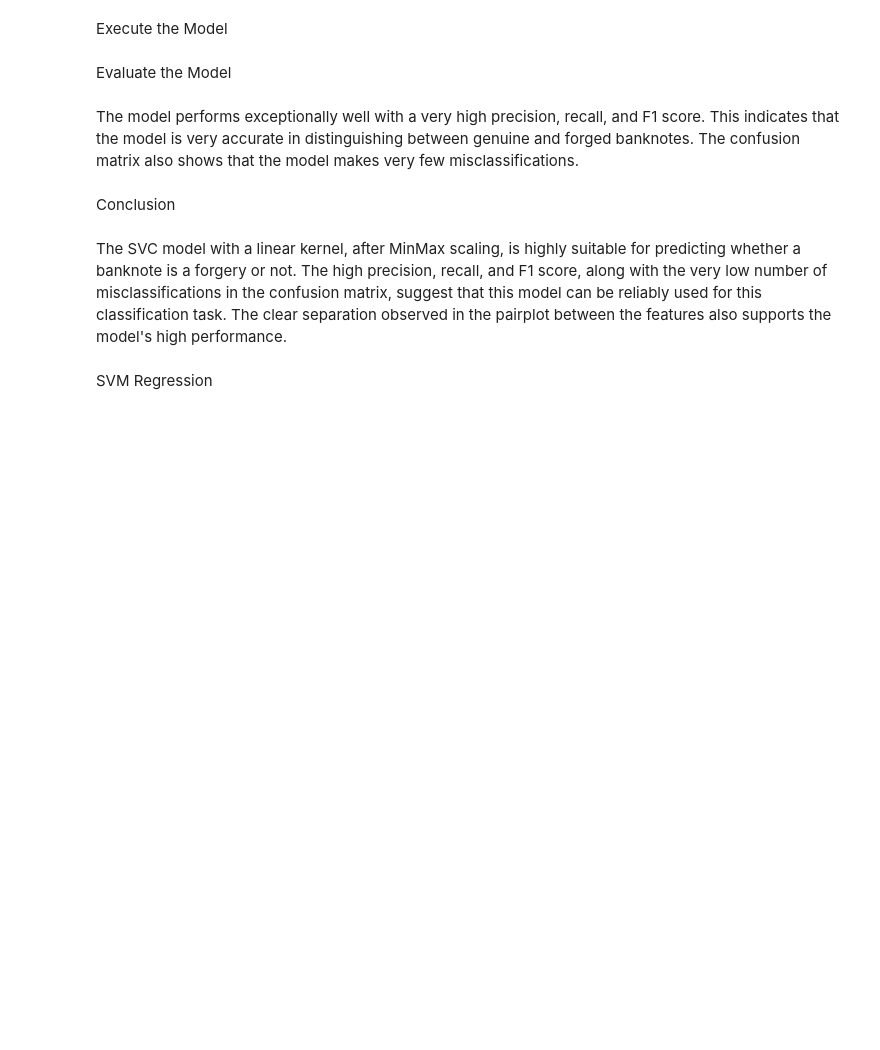
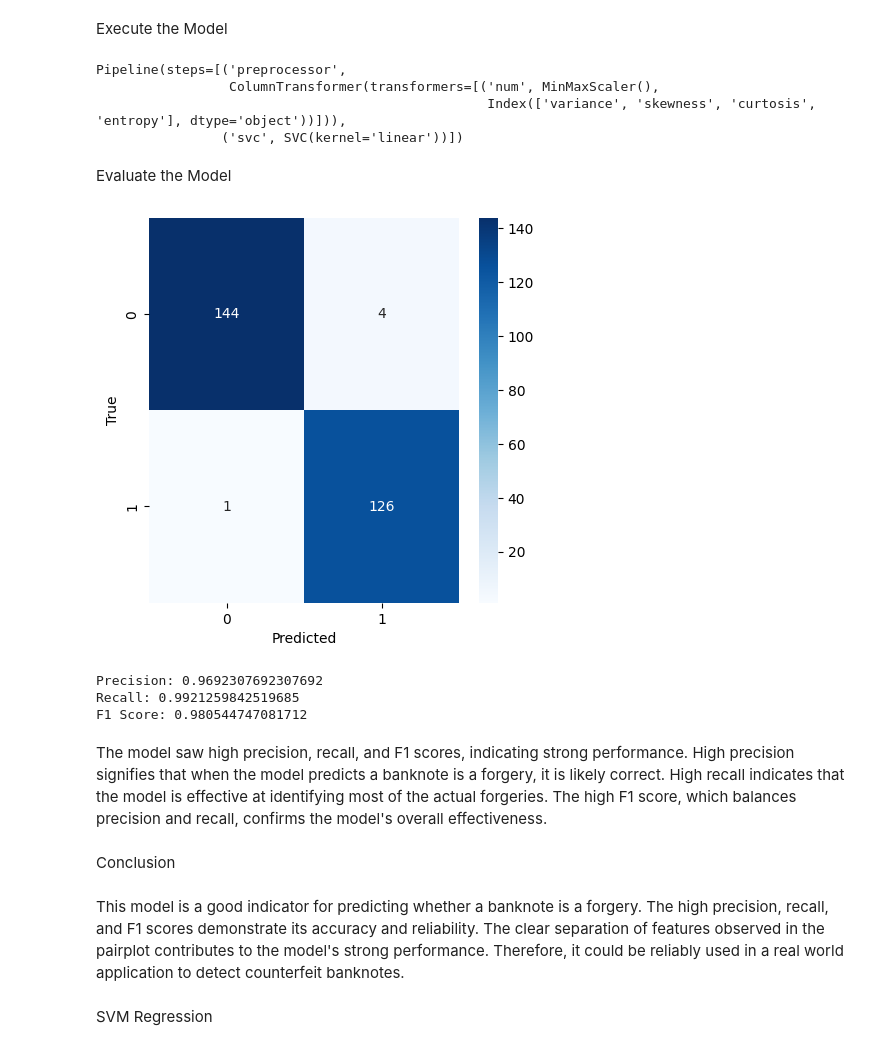
Before and after one commit to kripperda/MLA_KMR, a Jupyter notebook: MLA3_KMR.ipynb, the cells around one changed output. Cells and saved outputs as stored; diff of their text form; code cells hidden in the pictures; blank space fills up the shorter version.

```diff
--- a/MLA3_KMR.ipynb
+++ b/MLA3_KMR.ipynb
@@ -76,6 +78,6 @@ The scatterplots of entropy with the other features also shows that there is som
 # %% [markdown]
 Split Data into Train/Test
 # %%
-X = df.drop('class', axis=1)
-y = df['class']
-X_train, X_test, y_train, y_test = train_test_split(X, y, test_size=0.2, random_state=50)
+X = df.drop('forgery', axis=1)
+y = df['forgery']
+X_train, X_test, y_train, y_test = train_test_split(X, y, test_size=0.2, random_state=42)
@@ -85,40 +85,54 @@ KeyError: "['class'] not found in axis"
 Build the Pipeline
 # %%
 numerical_features = X.columns
-transformer = ColumnTransformer(transformers=[('minmax', MinMaxScaler(), numerical_features)])
-pipeline = Pipeline(steps=[('transformer', transformer), ('svc', SVC(kernel='linear'))])
+numerical_transformer = MinMaxScaler()
+
+preprocessor = ColumnTransformer(
+    transformers=[
+        ('num', numerical_transformer, numerical_features)
+    ])
+
+pipeline_svc = Pipeline(steps=[('preprocessor', preprocessor),
+                               ('svc', SVC(kernel='linear'))])
 # %% [markdown]
 Execute the Model
 # %%
-pipeline.fit(X_train, y_train)
+pipeline_svc.fit(X_train, y_train)
+# %% [output]
+Pipeline(steps=[('preprocessor',
+                 ColumnTransformer(transformers=[('num', MinMaxScaler(),
+                                                  Index(['variance', 'skewness', 'curtosis', 'entropy'], dtype='object'))])),
+                ('svc', SVC(kernel='linear'))])
 # %% [markdown]
 Evaluate the Model
 # %%
-y_pred = pipeline.predict(X_test)
-
-def plot_cm(y_true, y_pred, figsize=(5,5)):
-    cm = confusion_matrix(y_true, y_pred)
-    plt.figure(figsize=figsize)
-    sns.heatmap(cm, annot=True, fmt='d')
-    plt.xlabel('Predicted')
-    plt.ylabel('True')
-    plt.show()
+y_pred = pipeline_svc.predict(X_test)
 
 plot_cm(y_test, y_pred)
 
 precision = precision_score(y_test, y_pred)
 recall = recall_score(y_test, y_pred)
 f1 = f1_score(y_test, y_pred)
 
 print(f"Precision: {precision}")
 print(f"Recall: {recall}")
 print(f"F1 Score: {f1}")
+# %% [output]
+[figure, added]
+Precision: 0.9692307692307692
+Recall: 0.9921259842519685
+F1 Score: 0.980544747081712
-# %% [markdown]
-The model performs exceptionally well with a very high precision, recall, and F1 score. This indicates that the model is very accurate in distinguishing between genuine and forged banknotes. The confusion matrix also shows that the model makes very few misclassifications.
+# %% [markdown]
+The model saw high precision, recall, and F1 scores, indicating strong performance.
+High precision signifies that when the model predicts a banknote is a forgery, it is likely correct.
+High recall indicates that the model is effective at identifying most of the actual forgeries.
+The high F1 score, which balances precision and recall, confirms the model's overall effectiveness.
 # %% [markdown]
 Conclusion
-# %% [markdown]
-The SVC model with a linear kernel, after MinMax scaling, is highly suitable for predicting whether a banknote is a forgery or not. The high precision, recall, and F1 score, along with the very low number of misclassifications in the confusion matrix, suggest that this model can be reliably used for this classification task. The clear separation observed in the pairplot between the features also supports the model's high performance.
+# %% [markdown]
+This model is a good indicator for predicting whether a banknote is a forgery. The high precision, recall, and F1 scores demonstrate its accuracy and reliability.
+The clear separation of features observed in the pairplot contributes to the model's strong performance.
+Therefore, it could be reliably used in a real world application to detect counterfeit banknotes.
 # %% [markdown]
 SVM Regression
 # %% [markdown]
```
Also changed, not shown: parts of 17 cells of this notebook.
